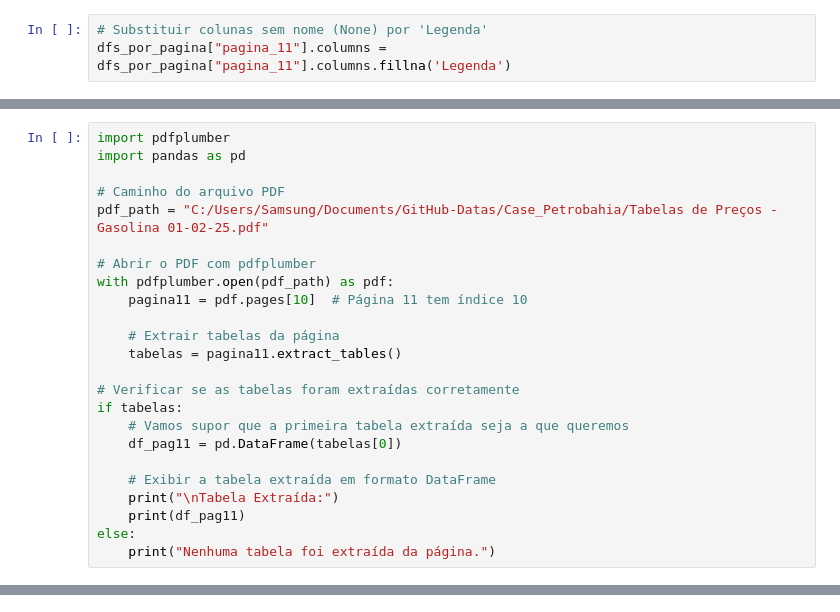
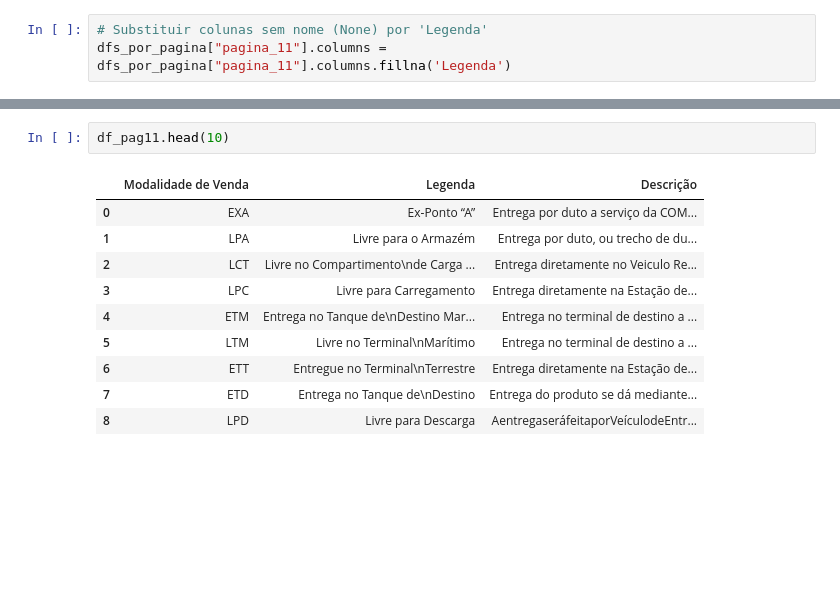
Before and after one commit to Bruno-Santana-Eco/Coleta_Tabela_Precos_Petrobras, a Jupyter notebook: Coleta_Preco.ipynb, the cells around one changed output, grey strips where cells are left out. Drawn from its saved outputs; the diff is of its cells as text; blank space fills up the shorter version.

```diff
--- a/Coleta_Preco.ipynb
+++ b/Coleta_Preco.ipynb
@@ -376,24 +284,0 @@ Note: you may need to restart the kernel to use updated packages.
-# %%
-import pdfplumber
-import pandas as pd
-
-# Caminho do arquivo PDF
-pdf_path = "C:/Users/Samsung/Documents/GitHub-Datas/Case_Petrobahia/Tabelas de Preços - Gasolina 01-02-25.pdf"
-
-# Abrir o PDF com pdfplumber
-with pdfplumber.open(pdf_path) as pdf:
-    pagina11 = pdf.pages[10]  # Página 11 tem índice 10
-
-    # Extrair tabelas da página
-    tabelas = pagina11.extract_tables()
-
-# Verificar se as tabelas foram extraídas corretamente
-if tabelas:
-    # Vamos supor que a primeira tabela extraída seja a que queremos
-    df_pag11 = pd.DataFrame(tabelas[0])
-
-    # Exibir a tabela extraída em formato DataFrame
-    print("\nTabela Extraída:")
-    print(df_pag11)
-else:
-    print("Nenhuma tabela foi extraída da página.")
@@ -438,3 +285,16 @@ df_pag11.tail(20)
+# %%
+df_pag11.head(10)
+# %% [output]
+|  | Modalidade de Venda | Legenda | Descrição |
+| 0 | EXA | Ex-Ponto “A” | Entrega por duto a serviço da COM... |
+| 1 | LPA | Livre para o Armazém | Entrega por duto, ou trecho de du... |
+| 2 | LCT | Livre no Compartimento\nde Carga ... | Entrega diretamente no Veiculo Re... |
+| 3 | LPC | Livre para Carregamento | Entrega diretamente na Estação de... |
+| 4 | ETM | Entrega no Tanque de\nDestino Mar... | Entrega no terminal de destino a ... |
+| 5 | LTM | Livre no Terminal\nMarítimo | Entrega no terminal de destino a ... |
+| 6 | ETT | Entregue no Terminal\nTerrestre | Entrega diretamente na Estação de... |
+| 7 | ETD | Entrega no Tanque de\nDestino | Entrega do produto se dá mediante... |
+| 8 | LPD | Livre para Descarga | AentregaseráfeitaporVeículodeEntr... |
 # %%
 import fitz  # PyMuPDF
 import pandas as pd
```
Also changed, not shown: parts of 27 cells of this notebook.
